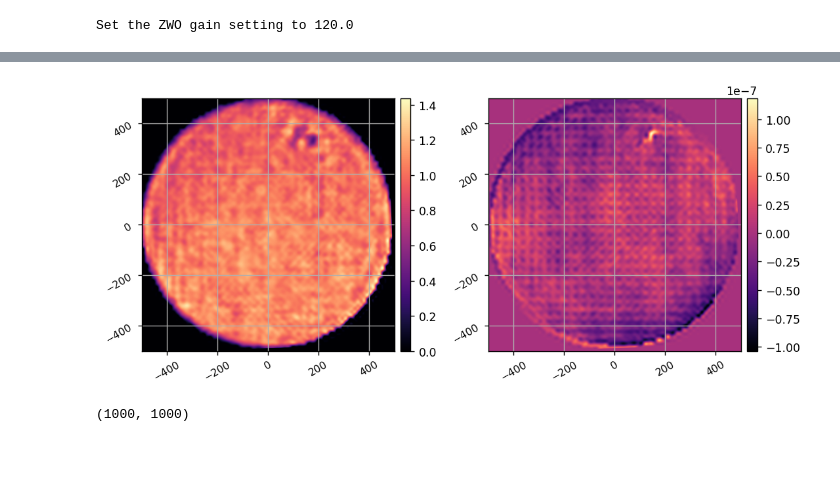
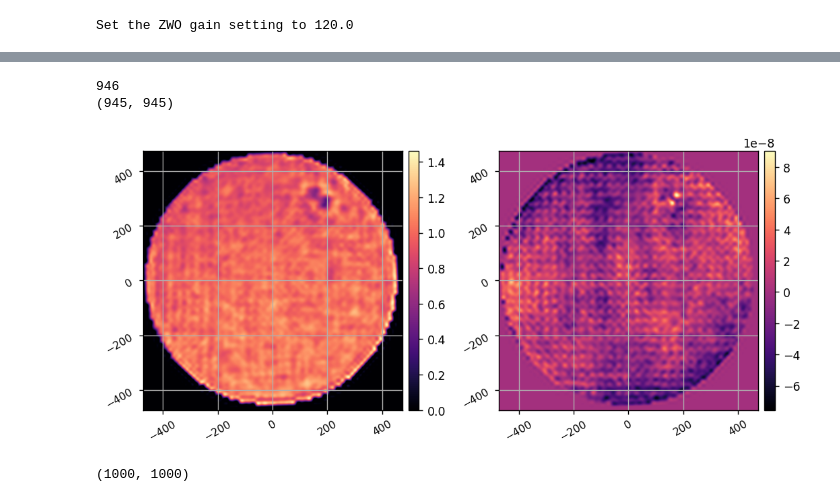
Before and after one commit to uasal/scoob-psf, a Jupyter notebook: notebooks/scoobi_demo_fdpr.ipynb, the cells around one changed output, grey strips where cells are left out. Saved outputs shown, nothing was run; the diff lists cells and outputs as text; code cells hidden in the pictures; blank space fills up the shorter version.

```diff
--- a/notebooks/scoobi_demo_fdpr.ipynb
+++ b/notebooks/scoobi_demo_fdpr.ipynb
@@ -81,5 +81,5 @@ imshow1(psf, lognorm=True, vmin=1e2, pxscl=1, grid=True, npix=64)
 # %%
-config_params = tools.Configuration('fdpr2_kilo_dmdiv')
+config_params = tools.Configuration('fdpr2_kilo_dmdiv_km')
 fitdict, Imeas_cen = console.estimate_oneshot(config_params)
 # %% [output]
 INFO:utils:Got semaphore index 1.
@@ -105,10 +105,10 @@ from skimage.util import img_as_ubyte
 # image = img_as_ubyte(data.coins()[160:230, 70:270])
 image = img_as_ubyte(fitdict['amp_est']/np.max(fitdict['amp_est']))
 # image = img_as_ubyte(np.abs(fitdict['phase_est'])/np.max(np.abs(fitdict['phase_est'])))
-edges = canny(image, sigma=3, low_threshold=10, high_threshold=100)
+edges = canny(image, sigma=1, low_threshold=10, high_threshold=100)
 
 # Detect two radii
-hough_radii = np.arange(30, 60, 9)
+hough_radii = np.arange(35, 45, 1)
 hough_res = hough_circle(edges, hough_radii)
 
 # Select the most prominent 3 circles
@@ -131,7 +139,7 @@ phs_est = fitdict['phase_est'][center_y-radii[0]:center_y+radii[0], center_x-rad
 Nfit = amp_est.shape[0]
 y,x = (np.indices((Nfit, Nfit)) - Nfit/2+1/2)
 r = np.sqrt(x**2 + y**2)
-fit_mask = r<radii[0]
+fit_mask = r<(radii[0]-1)
 
 amp_est *= fit_mask
 phs_est *= fit_mask
@@ -141,8 +149,15 @@ imshow3(fit_mask, amp_est, phs_est)
 # %%
-ptt_modes = poppy.zernike.arbitrary_basis(fit_mask, nterms=3, outside=0)
+z_modes = poppy.zernike.arbitrary_basis(fit_mask, nterms=3, outside=0)
+ptt_modes = z_modes[:3]
 imshow3(ptt_modes[0], ptt_modes[1], ptt_modes[2])
 
-ptt_coeff = scoobpsf.utils.lstsq(ptt_modes,xp.array(phs_est))
+# ptt_coeff = scoobpsf.utils.lstsq(ptt_modes,xp.array(phs_est))
+# ptt = ensure_np_array(ptt_modes.reshape(3,-1).T.dot(ptt_coeff).reshape(Nfit,Nfit))
+# phs_est_minus_ptt = phs_est - ptt
+
+z_coeff = scoobpsf.utils.lstsq(z_modes,xp.array(phs_est))
+print(z_coeff)
+ptt_coeff = z_coeff[:3]
 ptt = ensure_np_array(ptt_modes.reshape(3,-1).T.dot(ptt_coeff).reshape(Nfit,Nfit))
 phs_est_minus_ptt = phs_est - ptt
 
@@ -161,26 +191,37 @@ print(Nlyot)
 # %%
-iamp_est = scoobpsf.utils.interp_arr(xp.array(amp_est), 1/Nfit, 1/npix, order=5)
-iphs_est = scoobpsf.utils.interp_arr(xp.array(phs_est_minus_ptt), 1/Nfit, 1/npix, order=5)
+npix = 1000
+nlyot = int(np.ceil(8.6/9.1 * npix))
+if nlyot%2==1:
+    nlyot += 1
+print(nlyot)
+# iamp_est = scoobpsf.utils.interp_arr(xp.array(amp_est), 1/Nfit, 1/npix, order=5)
+# iphs_est = scoobpsf.utils.interp_arr(xp.array(phs_est_minus_ptt), 1/Nfit, 1/npix, order=5)
 
-# iamp_est = scoobpsf.utils.interp_arr(xp.array(amp_est), 1/Nfit, 1/Nlyot, order=5)
-# iphs_est = scoobpsf.utils.interp_arr(xp.array(phs_est_minus_ptt), 1/Nfit, 1/Nlyot, order=5)
+# iamp_est = scoobpsf.utils.interp_arr(xp.array(full_amp_est), 1/Nfull, 1/npix, order=5)
+# iphs_est = scoobpsf.utils.interp_arr(xp.array(full_phs_est), 1/Nfull, 1/npix, order=5)
+
+iamp_est = scoobpsf.utils.interp_arr(xp.array(amp_est), 1/Nfit, 1/nlyot, order=5)
+iphs_est = scoobpsf.utils.interp_arr(xp.array(phs_est_minus_ptt), 1/Nfit, 1/nlyot, order=5)
+print(iamp_est.shape)
 
 iamp_est = scoobpsf.utils.rotate_arr(iamp_est, 2, reshape=False, order=5)
 iphs_est = scoobpsf.utils.rotate_arr(iphs_est, 2, reshape=False, order=5)
 
 iamp_est = xp.flipud(iamp_est)
 iphs_est = xp.flipud(iphs_est)
 
 iamp_est[iamp_est<0] = 0
 iopd_est = iphs_est * wavelength / (2*np.pi)
 
 if iamp_est.shape[0] != npix:
-    iamp_est = scoobpsf.utils.pad_or_crop(iamp_est, npix)
-    iopd_est = scoobpsf.utils.pad_or_crop(iopd_est, npix)
+    iamp_est = scoobpsf.utils.pad_or_crop(iamp_est, nlyot)
+    iopd_est = scoobpsf.utils.pad_or_crop(iopd_est, nlyot)
 
 imshow2(iamp_est, iopd_est, pxscl=1, grid=True)
 # %% [output]
+946
+(945, 945)
-[figure, old version]
+[figure, new version]
 # %%
 iamp_est.shape
 # %% [output]
```
Also changed, not shown: parts of 16 cells of this notebook, 6 other files.
